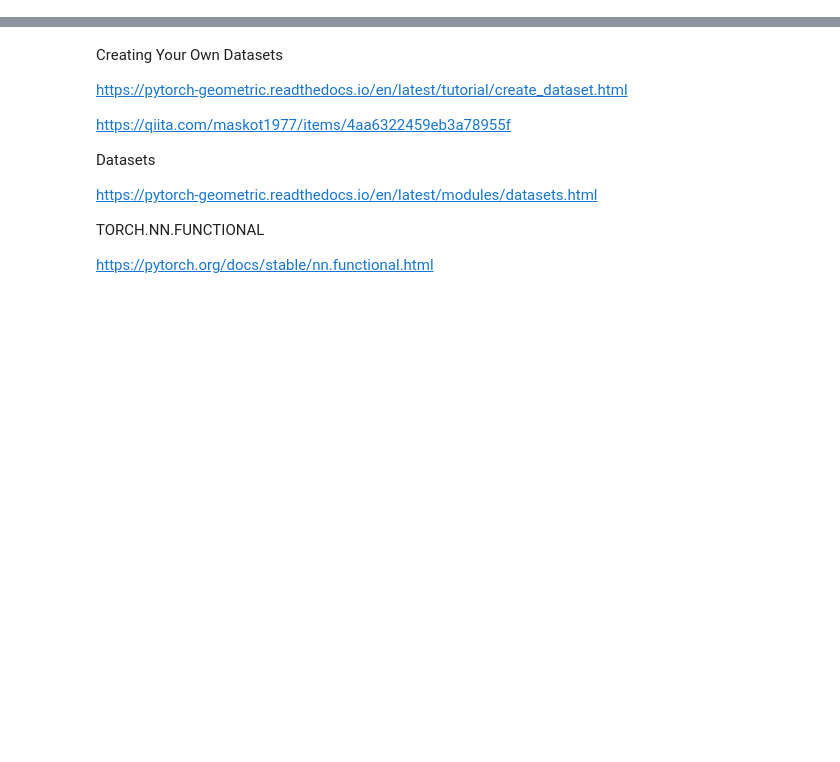
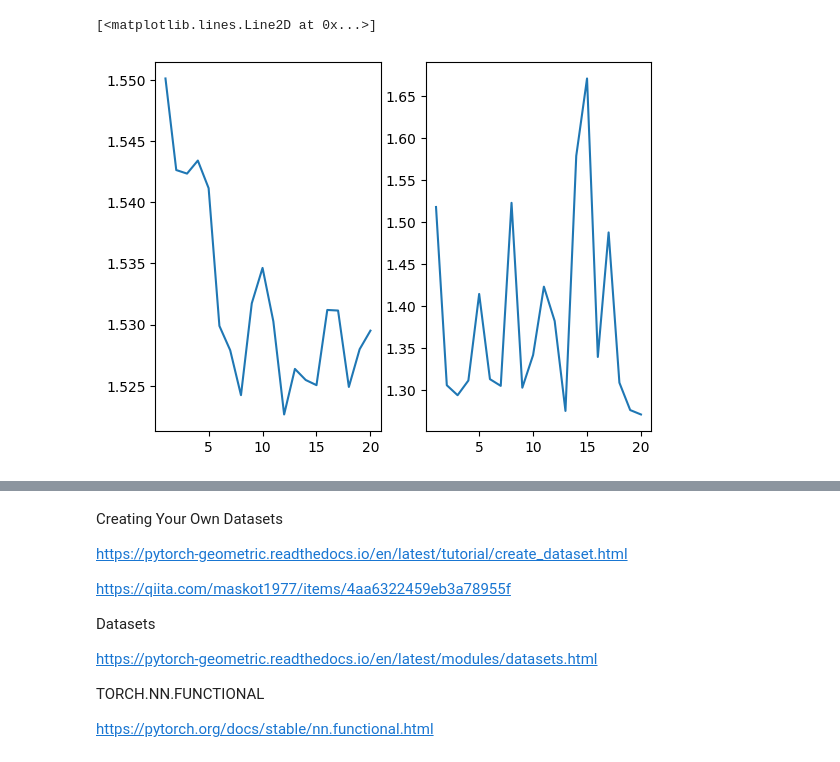
Before and after one commit to Kazuri1111/Pytorch, a Jupyter notebook: GCN/PyG.ipynb, the cells around one changed output, grey strips where cells are left out. Cells and saved outputs as stored; diff of their text form; code cells hidden in the pictures; blank space fills up the shorter version.

```diff
--- a/GCN/PyG.ipynb
+++ b/GCN/PyG.ipynb
@@ -21,3 +18,6 @@ dataset = QM9(root="./QM9") #Shuffleいらない？
 #x = torch.tensor([[-1],[0],[1]], dtype=torch.float) # ノードの属性
 #data = Data(x=x, edge_index=edge_index) # コンストラクタ
 # Data(x=[3, 1], edge_index=[2, 4])
+# %%
+data = dataset[0]
+data
@@ -131,7 +153,7 @@ optimizer = torch.optim.Adam(model.parameters(), lr=0.01, weight_decay=5e-4)
 # %%
 # 学習したいラベルのインデックス位置
 target_idx = 1
-
+loss_two_100 = []
 for epoch in range(50):
     # train
     model.train()
@@ -146,7 +168,7 @@ for epoch in range(50):
         train_loss += loss.item()
         total_graphs += batch.num_graphs
         optimizer.step()
-    train_loss /= math.sqrt(total_graphs) #損失の平均
+    train_loss /=  len(train_loader) #損失の平均(batchあたり)
 
     # validation
     model.eval()
@@ -158,8 +180,8 @@ for epoch in range(50):
             loss = torch.sqrt(criterion(prediction, batch.y[:, target_idx].unsqueeze(1)))
             valid_loss += loss.item()
             total_graphs += batch.num_graphs
-    valid_loss /= math.sqrt(total_graphs)
+    valid_loss /= len(valid_loader)
 
     print(f"Epoch {epoch+1} | train_loss:{train_loss}, valid_loss:{valid_loss}")
-    #なんかvalid_lossのほうが小さい
+    loss_two_100.append({"Epoch":epoch + 1 , "train_loss":train_loss, "valid_loss":valid_loss})
 # %% [output]
@@ -229,0 +225,24 @@ tensor([78.9400, 68.8500, 79.3400, 85.9600, 77.0400, 80.6700, 64.5700, 78.6200,
+# %%
+# お前はもう必要ない
+import re
+def parser(text):
+    text = text.split("\n")
+    loss = [{"train_loss":re.sub("train_loss:", "", i.split("| ")[1].split(",")[0]), "valid_loss":re.sub(" valid_loss:", "", i.split("| ")[1].split(",")[1])}for i in text if i]
+    train_loss = [float(i["train_loss"]) for i in loss]
+    valid_loss = [float(i["valid_loss"]) for i in loss]
+    return np.array([train_loss, valid_loss])
+loss_two = parser(two_layers)
+loss_three = parser(theree_layers)
+# %%
+# 2層
+import matplotlib.pyplot as plt
+import math
+epoch = [i for i in range(1, len(loss_two[0]) + 1)]
+plt.subplot(1,2,1)
+loss_two = np.log(loss_two)
+plt.plot(epoch, loss_two[0])
+plt.subplot(1,2,2)
+plt.plot(epoch, loss_two[1])
+# %% [output]
+[<matplotlib.lines.Line2D at 0x...>]
+[figure, added]
```
Also changed, not shown: parts of 20 cells of this notebook, 2 other files.
